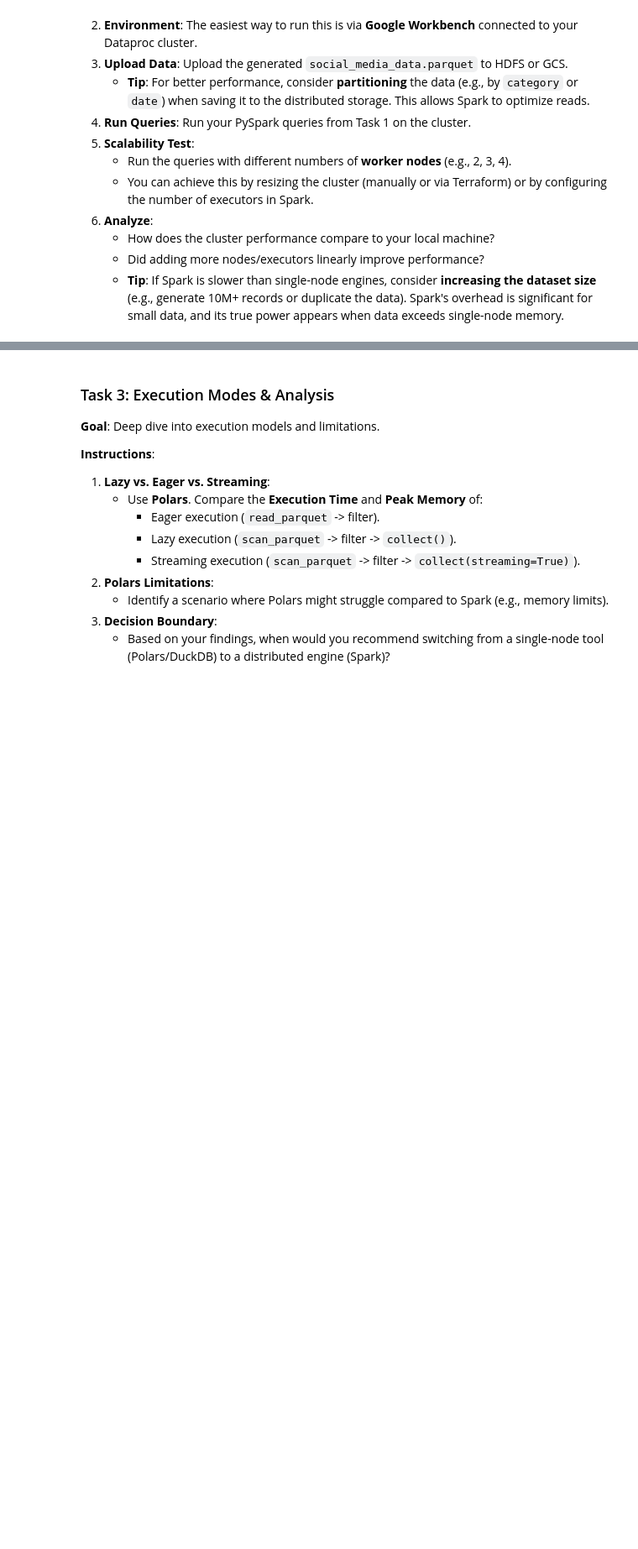
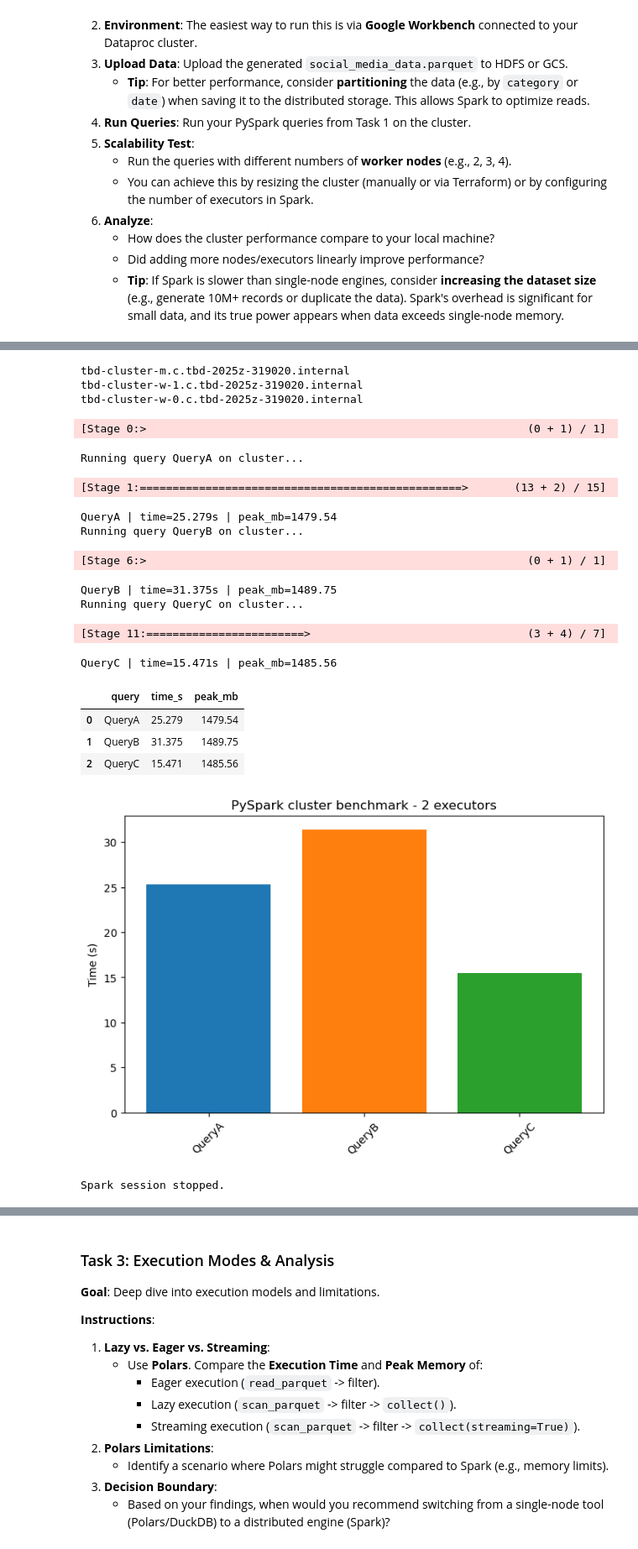
Before and after one commit to FilipBudzynski/tbd-workshop-1, a Jupyter notebook: notebooks/tbd_phase_2.ipynb, the cells around one changed output, grey strips where cells are left out. Shown at 84% size. Drawn from its saved outputs; the diff is of its cells as text; code cells hidden in the pictures; blank space fills up the shorter version.

```diff
--- a/notebooks/tbd_phase_2.ipynb
+++ b/notebooks/tbd_phase_2.ipynb
@@ -444,0 +605,12 @@ file_path = "gs://tbd-2025z-319020-dataproc-staging/data/social_media_data.parqu
+# %%
+input_path = "gs://tbd-2025z-319020-dataproc-staging/social_media_data_partitioned/"
+
+# 2 Executors
+spark = (
+    SparkSession.builder
+    .appName("BigDataLab2-Cluster")
+    .master("yarn")
+    .config("spark.executor.instances", 2)
+    .config("spark.dynamicAllocation.enabled", "true")
+    .getOrCreate()
+)
@@ -444,0 +622,30 @@ file_path = "gs://tbd-2025z-319020-dataproc-staging/data/social_media_data.parqu
+# %%
+sc = spark._jsc.sc()
+for executor in sc.statusTracker().getExecutorInfos():
+    print(executor.host())
+# %% [output]
+tbd-cluster-m.c.tbd-2025z-319020.internal
+tbd-cluster-w-1.c.tbd-2025z-319020.internal
+tbd-cluster-w-0.c.tbd-2025z-319020.internal
+# %%
+try:
+    run_spark_cluster_benchmark(spark, 2, input_path)
+except:
+    spark.stop()
+# %% [output]
+[Stage 0:>                                                          (0 + 1) / 1]
+Running query QueryA on cluster...
+[Stage 1:=================================================>       (13 + 2) / 15]
+QueryA | time=25.279s | peak_mb=1479.54
+Running query QueryB on cluster...
+[Stage 6:>                                                          (0 + 1) / 1]
+QueryB | time=31.375s | peak_mb=1489.75
+Running query QueryC on cluster...
+[Stage 11:========================>                                 (3 + 4) / 7]
+QueryC | time=15.471s | peak_mb=1485.56
+|  | query | time_s | peak_mb |
+| 0 | QueryA | 25.279 | 1479.54 |
+| 1 | QueryB | 31.375 | 1489.75 |
+| 2 | QueryC | 15.471 | 1485.56 |
+[figure, added]
+Spark session stopped.
```
Also changed, not shown: parts of 32 cells of this notebook.
